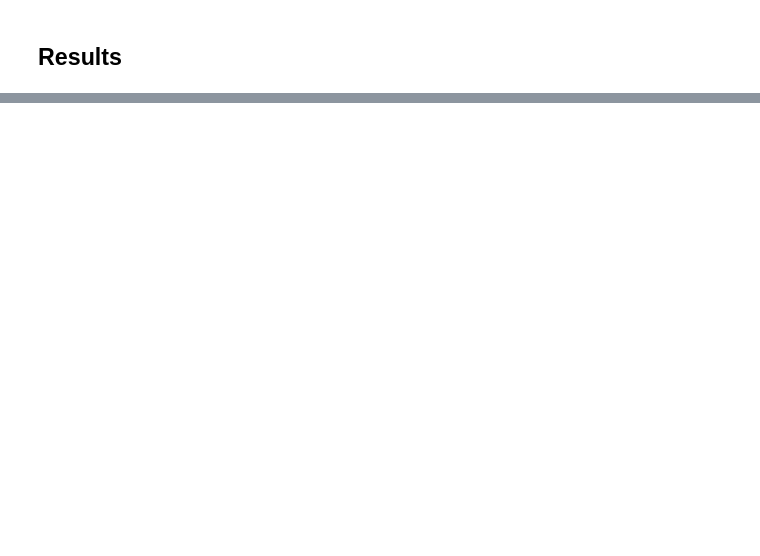
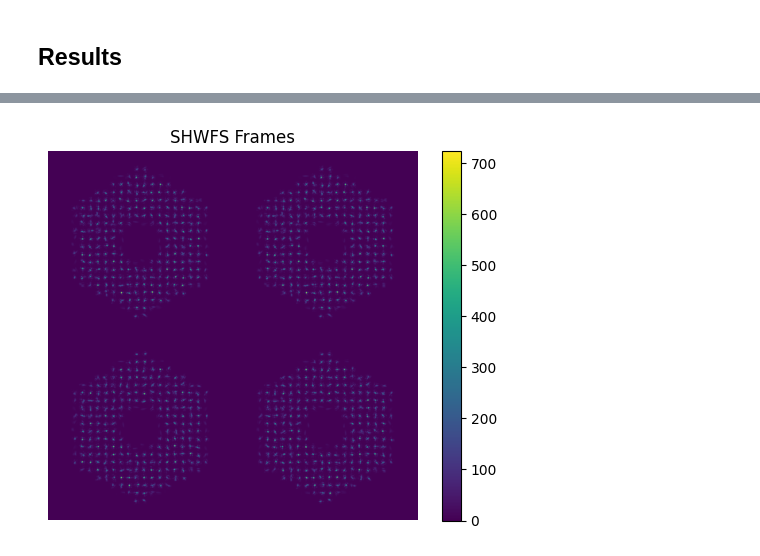
Before and after one commit to cheritier/OOPAO, a Jupyter notebook: tutorials/demoKeck.ipynb, the cells around one changed output, grey strips where cells are left out. Drawn from its saved outputs; the diff is of its cells as text; code cells hidden in the pictures; blank space fills up the shorter version.

```diff
--- a/tutorials/demoKeck.ipynb
+++ b/tutorials/demoKeck.ipynb
@@ -578,0 +597,8 @@ fig.colorbar(im, ax=axes[1, 1])
+# %%
+if config_vars["wfs_type"] == 'd':
+    plt.imshow(np.vstack((np.hstack((shwfs.frames[0], shwfs.frames[0])), np.hstack((shwfs.frames[2], shwfs.frames[3])))))
+    plt.axis('off')
+    plt.title('SHWFS Frames')
+    plt.colorbar()
+# %% [output]
+[figure, added]
```
Also changed, not shown: parts of 13 cells of this notebook, 9 other files.
